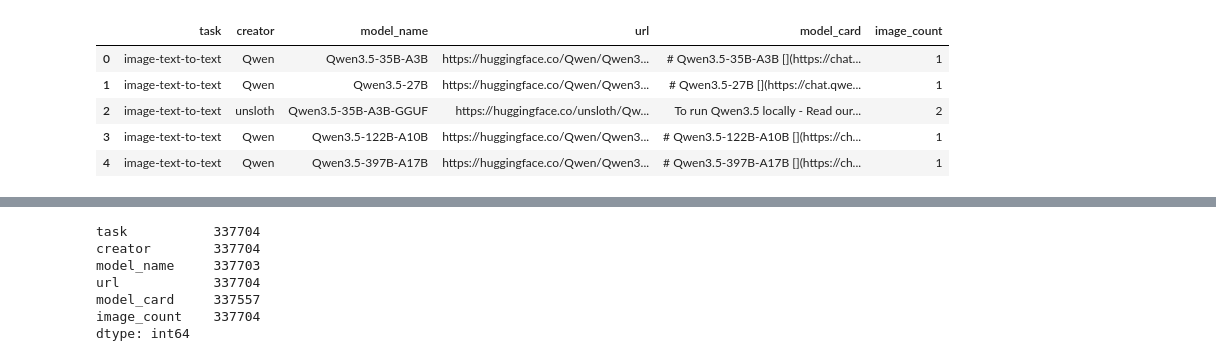
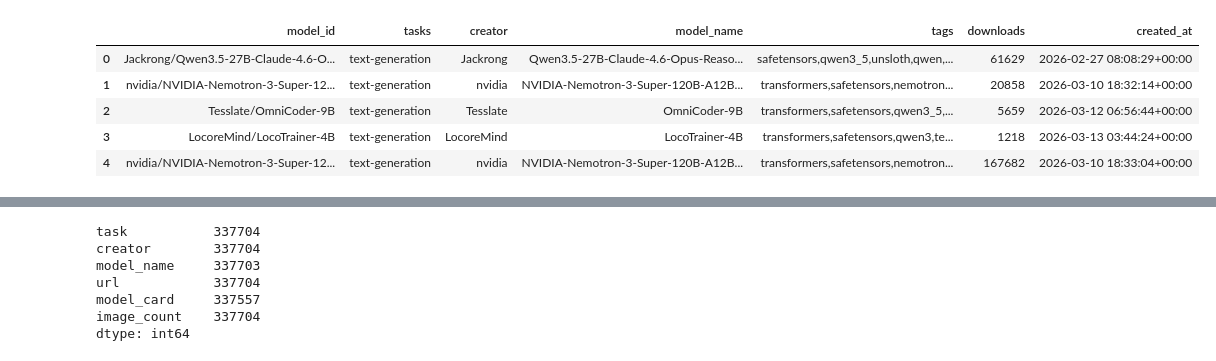
Before and after one commit to anuska58/huggingface-network, a Jupyter notebook: text_generation_reports.ipynb, the cells around one changed output, grey strips where cells are left out. Cells and saved outputs as stored; diff of their text form; code cells hidden in the pictures.

```diff
--- a/text_generation_reports.ipynb
+++ b/text_generation_reports.ipynb
@@ -1,12 +1,12 @@
 # %%
 import pandas as pd
 # %%
-df=pd.read_csv("huggingface_models.csv")
+df=pd.read_csv("all_text_generation_models.csv")
 df.head()
 # %% [output]
-|  | task | creator | model_name | url | model_card | image_count |
-| 0 | image-text-to-text | Qwen | Qwen3.5-35B-A3B | https://huggingface.co/Qwen/Qwen3... | # Qwen3.5-35B-A3B [](https://chat... | 1 |
-| 1 | image-text-to-text | Qwen | Qwen3.5-27B | https://huggingface.co/Qwen/Qwen3... | # Qwen3.5-27B [](https://chat.qwe... | 1 |
-| 2 | image-text-to-text | unsloth | Qwen3.5-35B-A3B-GGUF | https://huggingface.co/unsloth/Qw... | To run Qwen3.5 locally - Read our... | 2 |
-| 3 | image-text-to-text | Qwen | Qwen3.5-122B-A10B | https://huggingface.co/Qwen/Qwen3... | # Qwen3.5-122B-A10B [](https://ch... | 1 |
-| 4 | image-text-to-text | Qwen | Qwen3.5-397B-A17B | https://huggingface.co/Qwen/Qwen3... | # Qwen3.5-397B-A17B [](https://ch... | 1 |
+|  | model_id | tasks | creator | model_name | tags | downloads | created_at |
+| 0 | Jackrong/Qwen3.5-27B-Claude-4.6-O... | text-generation | Jackrong | Qwen3.5-27B-Claude-4.6-Opus-Reaso... | safetensors,qwen3_5,unsloth,qwen,... | 61629 | 2026-02-27 08:08:29+00:00 |
+| 1 | nvidia/NVIDIA-Nemotron-3-Super-12... | text-generation | nvidia | NVIDIA-Nemotron-3-Super-120B-A12B... | transformers,safetensors,nemotron... | 20858 | 2026-03-10 18:32:14+00:00 |
+| 2 | Tesslate/OmniCoder-9B | text-generation | Tesslate | OmniCoder-9B | transformers,safetensors,qwen3_5,... | 5659 | 2026-03-12 06:56:44+00:00 |
+| 3 | LocoreMind/LocoTrainer-4B | text-generation | LocoreMind | LocoTrainer-4B | transformers,safetensors,qwen3,te... | 1218 | 2026-03-13 03:44:24+00:00 |
+| 4 | nvidia/NVIDIA-Nemotron-3-Super-12... | text-generation | nvidia | NVIDIA-Nemotron-3-Super-120B-A12B... | transformers,safetensors,nemotron... | 167682 | 2026-03-10 18:33:04+00:00 |
```
Also changed, not shown: parts of 6 cells of this notebook, 2 other files.
